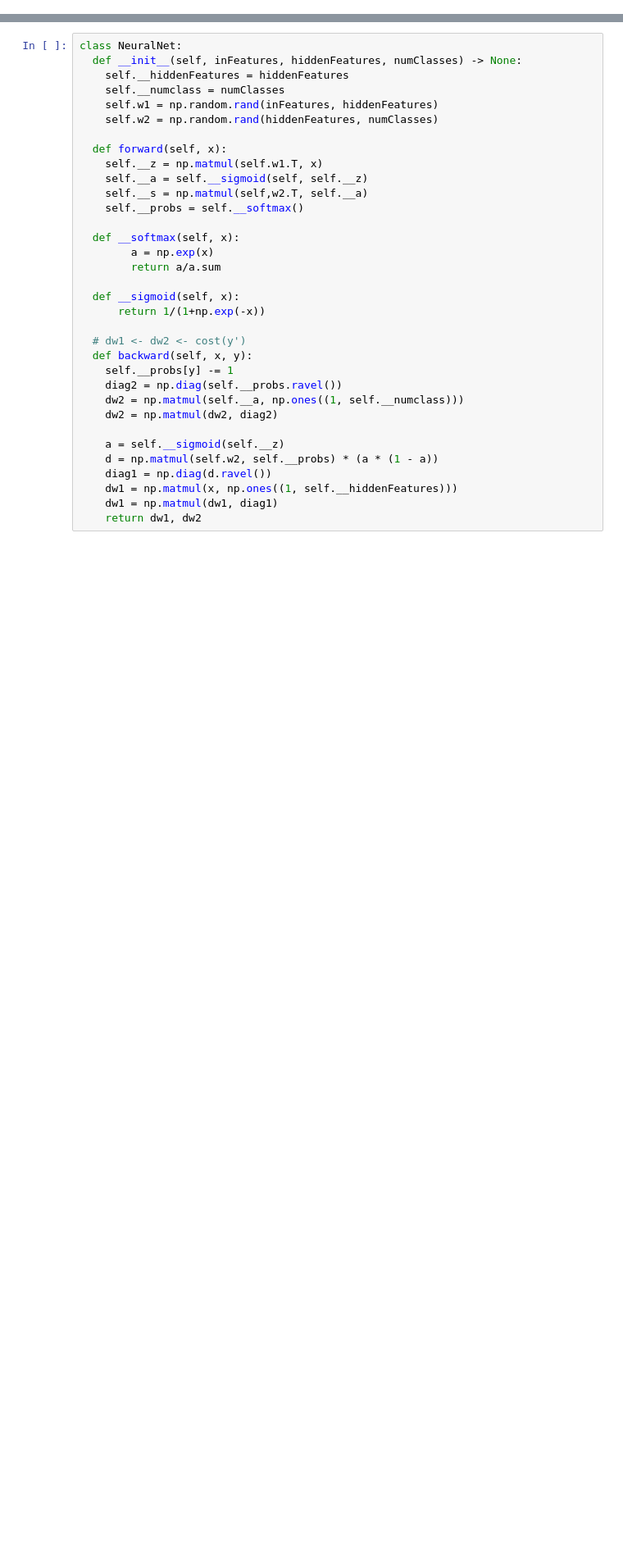
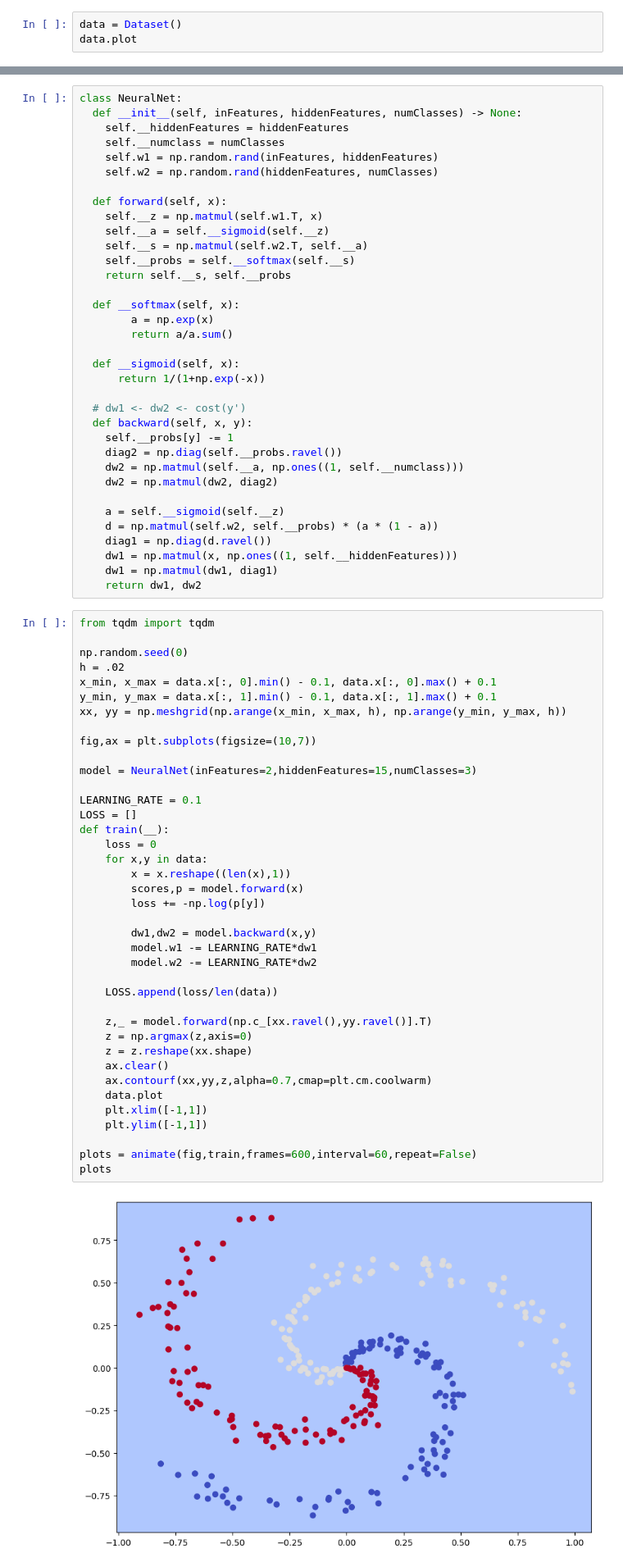
Before and after one commit to windx987/FROMscratch, a Jupyter notebook: Basic_3Layer_NN.ipynb, the cells around one changed output, grey strips where cells are left out. Shown at 82% size. Cells and saved outputs as stored; diff of their text form; blank space fills up the shorter version.

Commit message:
update plot data

```diff
--- a/Basic_3Layer_NN.ipynb
+++ b/Basic_3Layer_NN.ipynb
@@ -8,0 +34,3 @@ rc('animation' ,html='html5')
+# %%
+data = Dataset()
+data.plot
@@ -16,13 +46,14 @@ class NeuralNet:
 
   def forward(self, x):
     self.__z = np.matmul(self.w1.T, x)
-    self.__a = self.__sigmoid(self, self.__z)
-    self.__s = np.matmul(self,w2.T, self.__a)
-    self.__probs = self.__softmax()
+    self.__a = self.__sigmoid(self.__z)
+    self.__s = np.matmul(self.w2.T, self.__a)
+    self.__probs = self.__softmax(self.__s)
+    return self.__s, self.__probs
 
   def __softmax(self, x):
         a = np.exp(x)
-        return a/a.sum
+        return a/a.sum()
 
   def __sigmoid(self, x):
       return 1/(1+np.exp(-x))
@@ -40,3 +71,44 @@ class NeuralNet:
     dw1 = np.matmul(x, np.ones((1, self.__hiddenFeatures)))
     dw1 = np.matmul(dw1, diag1)
     return dw1, dw2
+# %%
+from tqdm import tqdm
+
+np.random.seed(0)
+h = .02
+x_min, x_max = data.x[:, 0].min() - 0.1, data.x[:, 0].max() + 0.1
+y_min, y_max = data.x[:, 1].min() - 0.1, data.x[:, 1].max() + 0.1
+xx, yy = np.meshgrid(np.arange(x_min, x_max, h), np.arange(y_min, y_max, h))
+
+fig,ax = plt.subplots(figsize=(10,7))
+
+model = NeuralNet(inFeatures=2,hiddenFeatures=15,numClasses=3)
+
+LEARNING_RATE = 0.1
+LOSS = []
+def train(__):
+    loss = 0
+    for x,y in data:
+        x = x.reshape((len(x),1))
+        scores,p = model.forward(x)
+        loss += -np.log(p[y])
+
+        dw1,dw2 = model.backward(x,y)
+        model.w1 -= LEARNING_RATE*dw1
+        model.w2 -= LEARNING_RATE*dw2
+
+    LOSS.append(loss/len(data))
+
+    z,_ = model.forward(np.c_[xx.ravel(),yy.ravel()].T)
+    z = np.argmax(z,axis=0)
+    z = z.reshape(xx.shape)
+    ax.clear()
+    ax.contourf(xx,yy,z,alpha=0.7,cmap=plt.cm.coolwarm)
+    data.plot
+    plt.xlim([-1,1])
+    plt.ylim([-1,1])
+
+plots = animate(fig,train,frames=600,interval=60,repeat=False)
+plots
+# %% [output]
+[figure, added]
```
Also changed, not shown: parts of 5 cells of this notebook.
